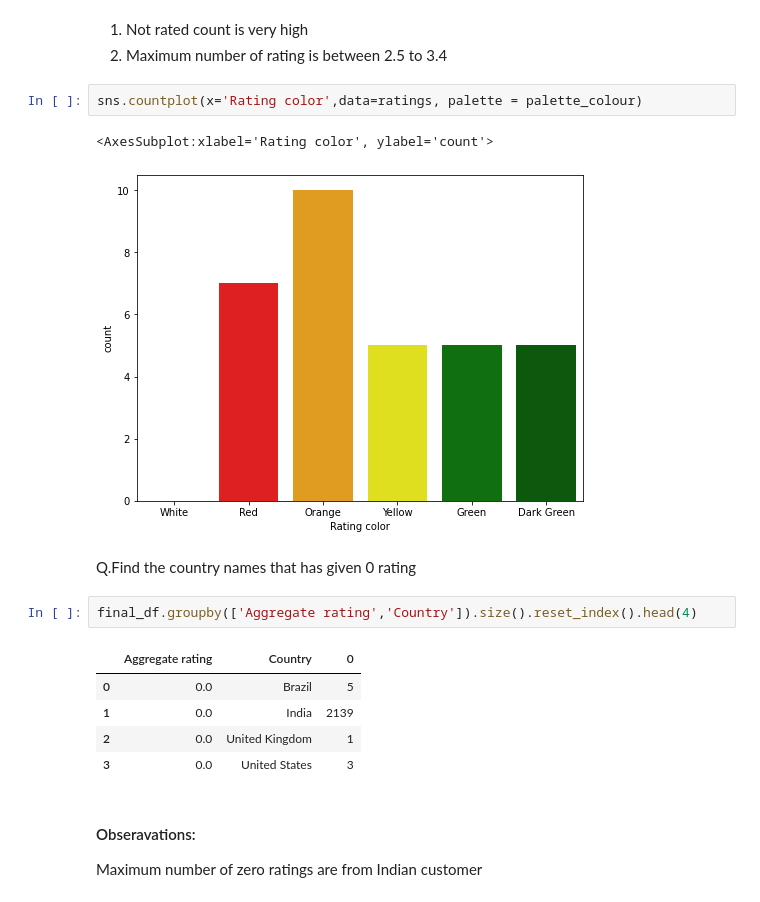
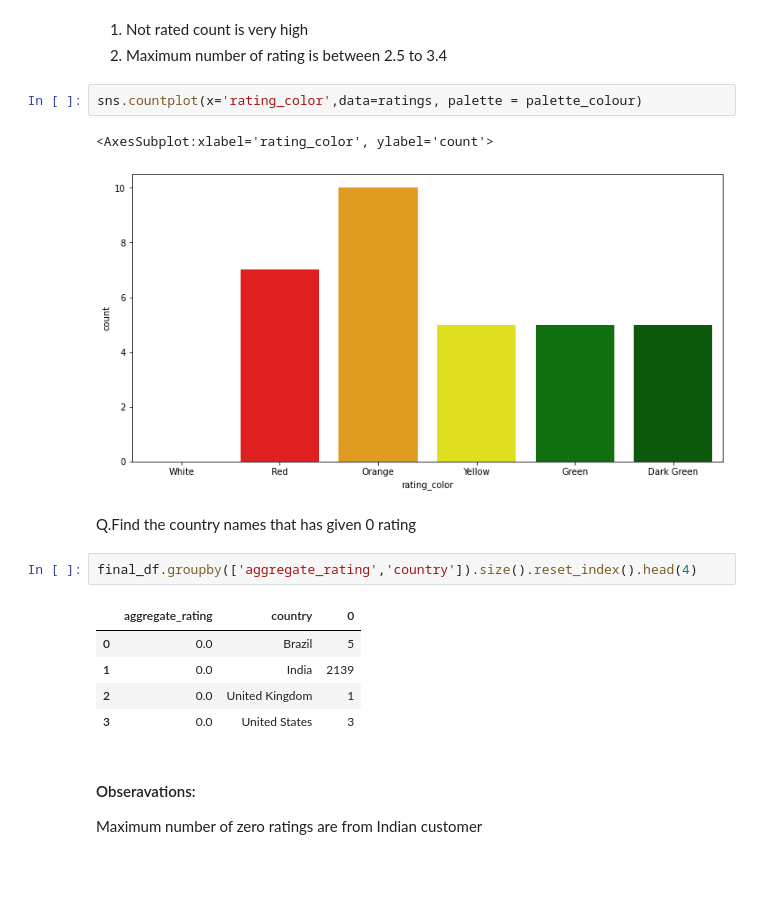
Before and after one commit to kirandhasade/zomato_data_analysis, a Jupyter notebook: Zomato dataset.ipynb, the cells around one changed output. Saved outputs shown, nothing was run; the diff lists cells and outputs as text; blank space fills up the shorter version.

Commit message:
added extra charts

```diff
--- a/Zomato dataset.ipynb
+++ b/Zomato dataset.ipynb
@@ -368,16 +368,16 @@ sns.barplot(x="aggregate_rating", y="rating_count",hue="rating_color",data=ratin
 1. Not rated count is very high
 2. Maximum number of rating is between 2.5 to 3.4
 # %%
-sns.countplot(x='Rating color',data=ratings, palette = palette_colour)
+sns.countplot(x='rating_color',data=ratings, palette = palette_colour)
 # %% [output]
-<AxesSubplot:xlabel='Rating color', ylabel='count'>
+<AxesSubplot:xlabel='rating_color', ylabel='count'>
-[figure, old version]
+[figure, new version]
 # %% [markdown]
 Q.Find the country names that has given 0 rating
 # %%
-final_df.groupby(['Aggregate rating','Country']).size().reset_index().head(4)
+final_df.groupby(['aggregate_rating','country']).size().reset_index().head(4)
 # %% [output]
-|  | Aggregate rating | Country | 0 |
+|  | aggregate_rating | country | 0 |
 | 0 | 0.0 | Brazil | 5 |
 | 1 | 0.0 | India | 2139 |
 | 2 | 0.0 | United Kingdom | 1 |
```
Also changed, not shown: parts of 17 cells of this notebook.
